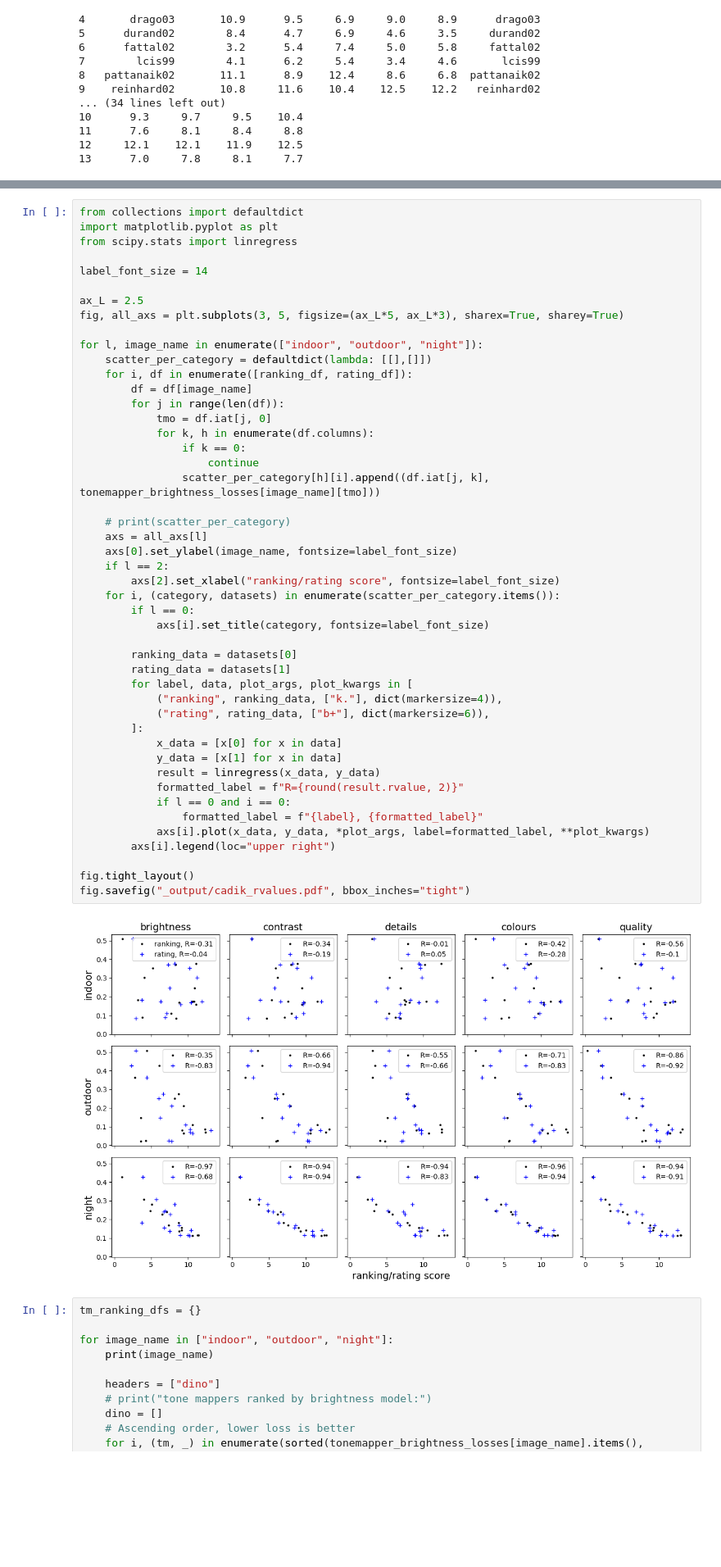
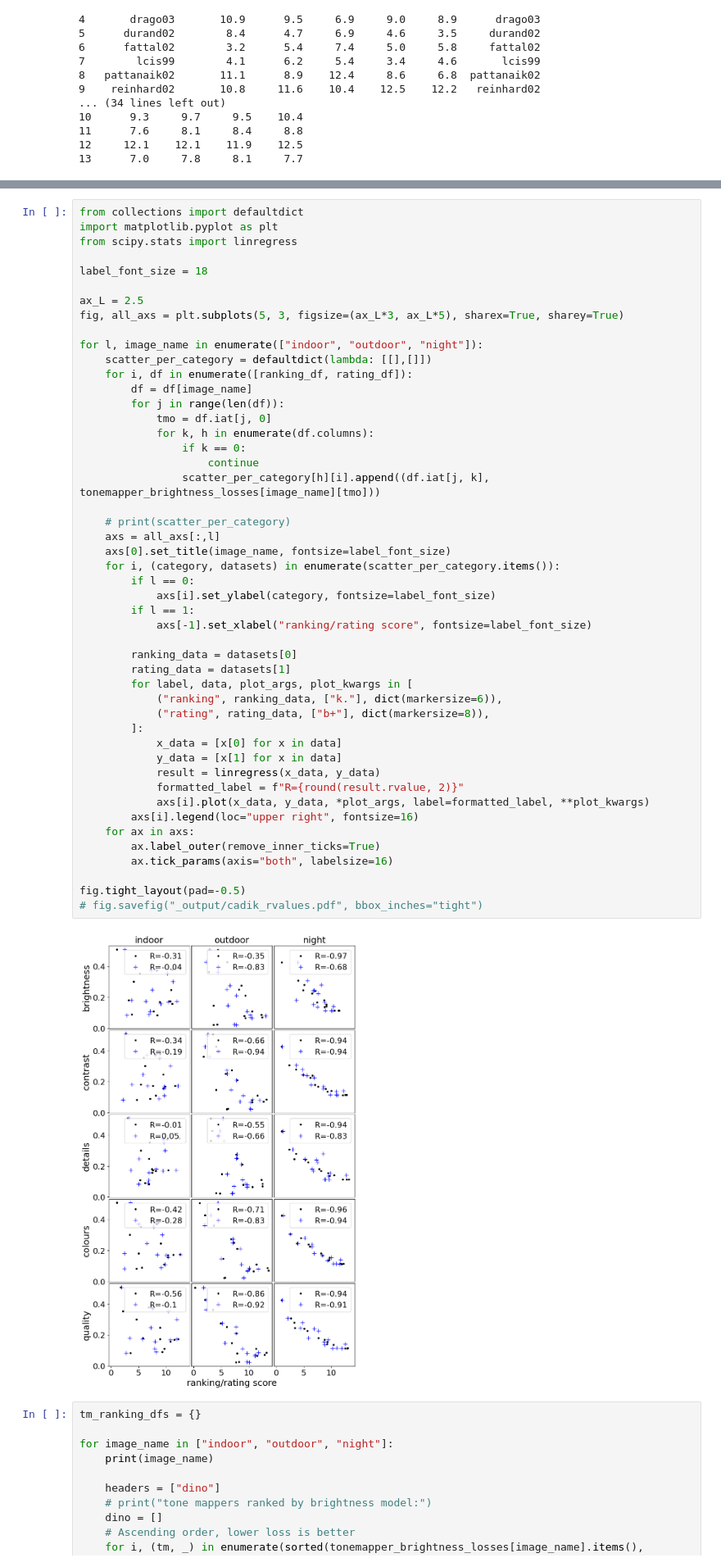
Before and after one commit to ASavageCabbage/divnorm-brightness, a Jupyter notebook: cadik.ipynb, the cells around one changed output, grey strips where cells are left out. Shown: that part at 82% size. Drawn from its saved outputs; the diff is of its cells as text; blank space fills up the shorter version.

```diff
--- a/cadik.ipynb
+++ b/cadik.ipynb
@@ -97,50 +110,51 @@ from collections import defaultdict
 import matplotlib.pyplot as plt
 from scipy.stats import linregress
 
-label_font_size = 14
+label_font_size = 18
 
 ax_L = 2.5
-fig, all_axs = plt.subplots(3, 5, figsize=(ax_L*5, ax_L*3), sharex=True, sharey=True)
+fig, all_axs = plt.subplots(5, 3, figsize=(ax_L*3, ax_L*5), sharex=True, sharey=True)
 
 for l, image_name in enumerate(["indoor", "outdoor", "night"]):
     scatter_per_category = defaultdict(lambda: [[],[]])
     for i, df in enumerate([ranking_df, rating_df]):
         df = df[image_name]
         for j in range(len(df)):
             tmo = df.iat[j, 0]
             for k, h in enumerate(df.columns):
                 if k == 0:
                     continue
                 scatter_per_category[h][i].append((df.iat[j, k], tonemapper_brightness_losses[image_name][tmo]))
 
     # print(scatter_per_category)
-    axs = all_axs[l]
-    axs[0].set_ylabel(image_name, fontsize=label_font_size)
-    if l == 2:
-        axs[2].set_xlabel("ranking/rating score", fontsize=label_font_size)
+    axs = all_axs[:,l]
+    axs[0].set_title(image_name, fontsize=label_font_size)
     for i, (category, datasets) in enumerate(scatter_per_category.items()):
         if l == 0:
-            axs[i].set_title(category, fontsize=label_font_size)
+            axs[i].set_ylabel(category, fontsize=label_font_size)
+        if l == 1:
+            axs[-1].set_xlabel("ranking/rating score", fontsize=label_font_size)
 
         ranking_data = datasets[0]
         rating_data = datasets[1]
         for label, data, plot_args, plot_kwargs in [
-            ("ranking", ranking_data, ["k."], dict(markersize=4)),
-            ("rating", rating_data, ["b+"], dict(markersize=6)),
+            ("ranking", ranking_data, ["k."], dict(markersize=6)),
+            ("rating", rating_data, ["b+"], dict(markersize=8)),
         ]:
             x_data = [x[0] for x in data]
             y_data = [x[1] for x in data]
             result = linregress(x_data, y_data)
             formatted_label = f"R={round(result.rvalue, 2)}"
-            if l == 0 and i == 0:
-                formatted_label = f"{label}, {formatted_label}"
             axs[i].plot(x_data, y_data, *plot_args, label=formatted_label, **plot_kwargs)
-        axs[i].legend(loc="upper right")
+        axs[i].legend(loc="upper right", fontsize=16)
+    for ax in axs:
+        ax.label_outer(remove_inner_ticks=True)
+        ax.tick_params(axis="both", labelsize=16)
 
-fig.tight_layout()
-fig.savefig("_output/cadik_rvalues.pdf", bbox_inches="tight")
+fig.tight_layout(pad=-0.5)
+# fig.savefig("_output/cadik_rvalues.pdf", bbox_inches="tight")
 # %% [output]
-[figure, old version]
+[figure, new version]
 # %%
 tm_ranking_dfs = {}
 
```
Also changed, not shown: parts of 3 cells of this notebook, 25 other files.
